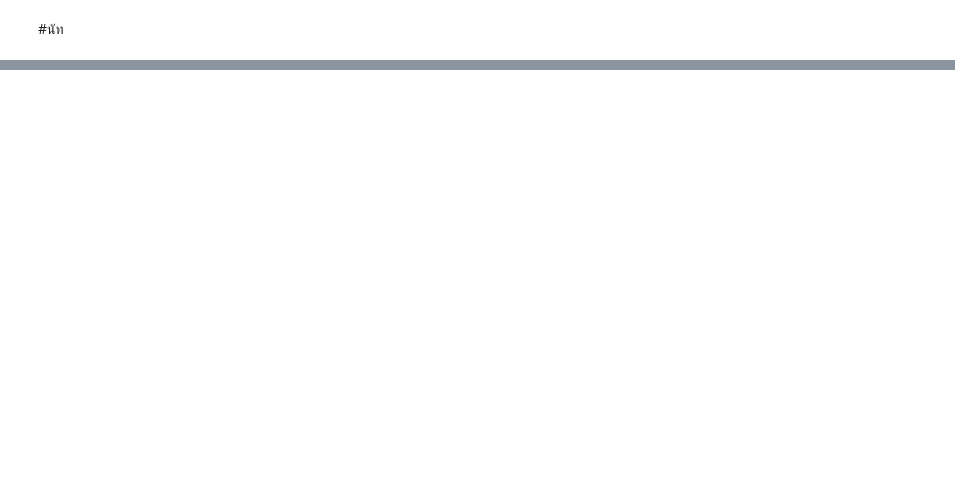
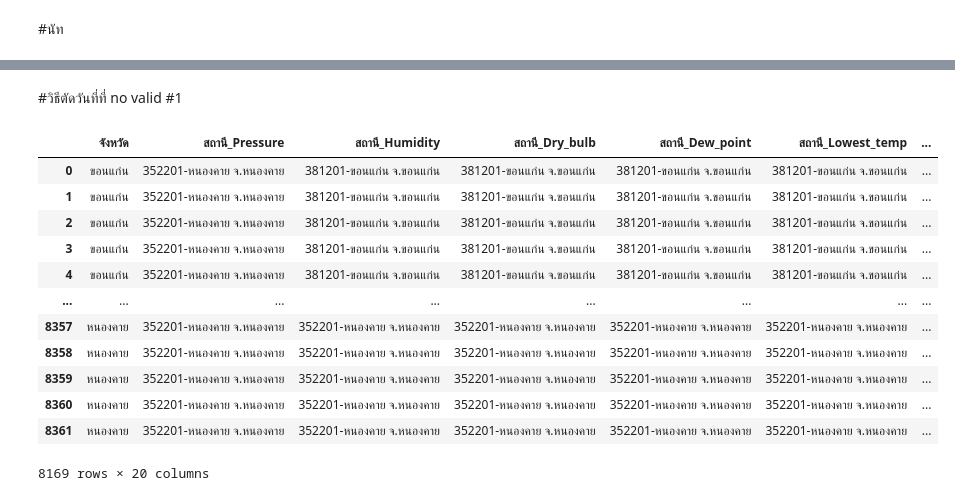
Before and after one commit to NarawitPrathansap/bsc_dpbm22, a Jupyter notebook: สำเนาของ_GroupsQuiz.ipynb, the cells around one changed output, grey strips where cells are left out. Cells and saved outputs as stored; diff of their text form; code cells hidden in the pictures; blank space fills up the shorter version.

```diff
--- a/สำเนาของ_GroupsQuiz.ipynb
+++ b/สำเนาของ_GroupsQuiz.ipynb
@@ -2731,0 +2807,22 @@ AttributeError: ignored
+# %% [markdown]
+#วิธีตัดวันที่ที่ no valid #1
+# %%
+table['date'] = table[['ปี','เดือน','วัน']].apply(lambda x: '-'.join(x.values.astype(str)), axis="columns") #เชื่อมค่าในคอลัมน์ table[['ปี','เดือน','วัน']] ด้วย - เเล้วเก็บในคอลัมน์ date
+table['date'] = pd.to_datetime(table['date'], errors='coerce') # หา datadate  valid errors='coerce' คือถ้าเป็นวันที่ไม่มีอยู่จริงจะเติม nat(ค่าว่าง)
+table = table.dropna(subset=['date'])
+table = table.iloc[:,:20]
+table
+# %% [output]
+|  | จังหวัด | สถานี_Pressure | สถานี_Humidity | สถานี_Dry_bulb | สถานี_Dew_point | สถานี_Lowest_temp | ... |
+| 0 | ขอนแก่น | 352201-หนองคาย จ.หนองคาย | 381201-ขอนแก่น จ.ขอนแก่น | 381201-ขอนแก่น จ.ขอนแก่น | 381201-ขอนแก่น จ.ขอนแก่น | 381201-ขอนแก่น จ.ขอนแก่น | ... |
+| 1 | ขอนแก่น | 352201-หนองคาย จ.หนองคาย | 381201-ขอนแก่น จ.ขอนแก่น | 381201-ขอนแก่น จ.ขอนแก่น | 381201-ขอนแก่น จ.ขอนแก่น | 381201-ขอนแก่น จ.ขอนแก่น | ... |
+| 2 | ขอนแก่น | 352201-หนองคาย จ.หนองคาย | 381201-ขอนแก่น จ.ขอนแก่น | 381201-ขอนแก่น จ.ขอนแก่น | 381201-ขอนแก่น จ.ขอนแก่น | 381201-ขอนแก่น จ.ขอนแก่น | ... |
+| 3 | ขอนแก่น | 352201-หนองคาย จ.หนองคาย | 381201-ขอนแก่น จ.ขอนแก่น | 381201-ขอนแก่น จ.ขอนแก่น | 381201-ขอนแก่น จ.ขอนแก่น | 381201-ขอนแก่น จ.ขอนแก่น | ... |
+| 4 | ขอนแก่น | 352201-หนองคาย จ.หนองคาย | 381201-ขอนแก่น จ.ขอนแก่น | 381201-ขอนแก่น จ.ขอนแก่น | 381201-ขอนแก่น จ.ขอนแก่น | 381201-ขอนแก่น จ.ขอนแก่น | ... |
+| ... | ... | ... | ... | ... | ... | ... | ... |
+| 8357 | หนองคาย | 352201-หนองคาย จ.หนองคาย | 352201-หนองคาย จ.หนองคาย | 352201-หนองคาย จ.หนองคาย | 352201-หนองคาย จ.หนองคาย | 352201-หนองคาย จ.หนองคาย | ... |
+| 8358 | หนองคาย | 352201-หนองคาย จ.หนองคาย | 352201-หนองคาย จ.หนองคาย | 352201-หนองคาย จ.หนองคาย | 352201-หนองคาย จ.หนองคาย | 352201-หนองคาย จ.หนองคาย | ... |
+| 8359 | หนองคาย | 352201-หนองคาย จ.หนองคาย | 352201-หนองคาย จ.หนองคาย | 352201-หนองคาย จ.หนองคาย | 352201-หนองคาย จ.หนองคาย | 352201-หนองคาย จ.หนองคาย | ... |
+| 8360 | หนองคาย | 352201-หนองคาย จ.หนองคาย | 352201-หนองคาย จ.หนองคาย | 352201-หนองคาย จ.หนองคาย | 352201-หนองคาย จ.หนองคาย | 352201-หนองคาย จ.หนองคาย | ... |
+| 8361 | หนองคาย | 352201-หนองคาย จ.หนองคาย | 352201-หนองคาย จ.หนองคาย | 352201-หนองคาย จ.หนองคาย | 352201-หนองคาย จ.หนองคาย | 352201-หนองคาย จ.หนองคาย | ... |
+8169 rows × 20 columns
```
Also changed, not shown: parts of 24 cells of this notebook.
